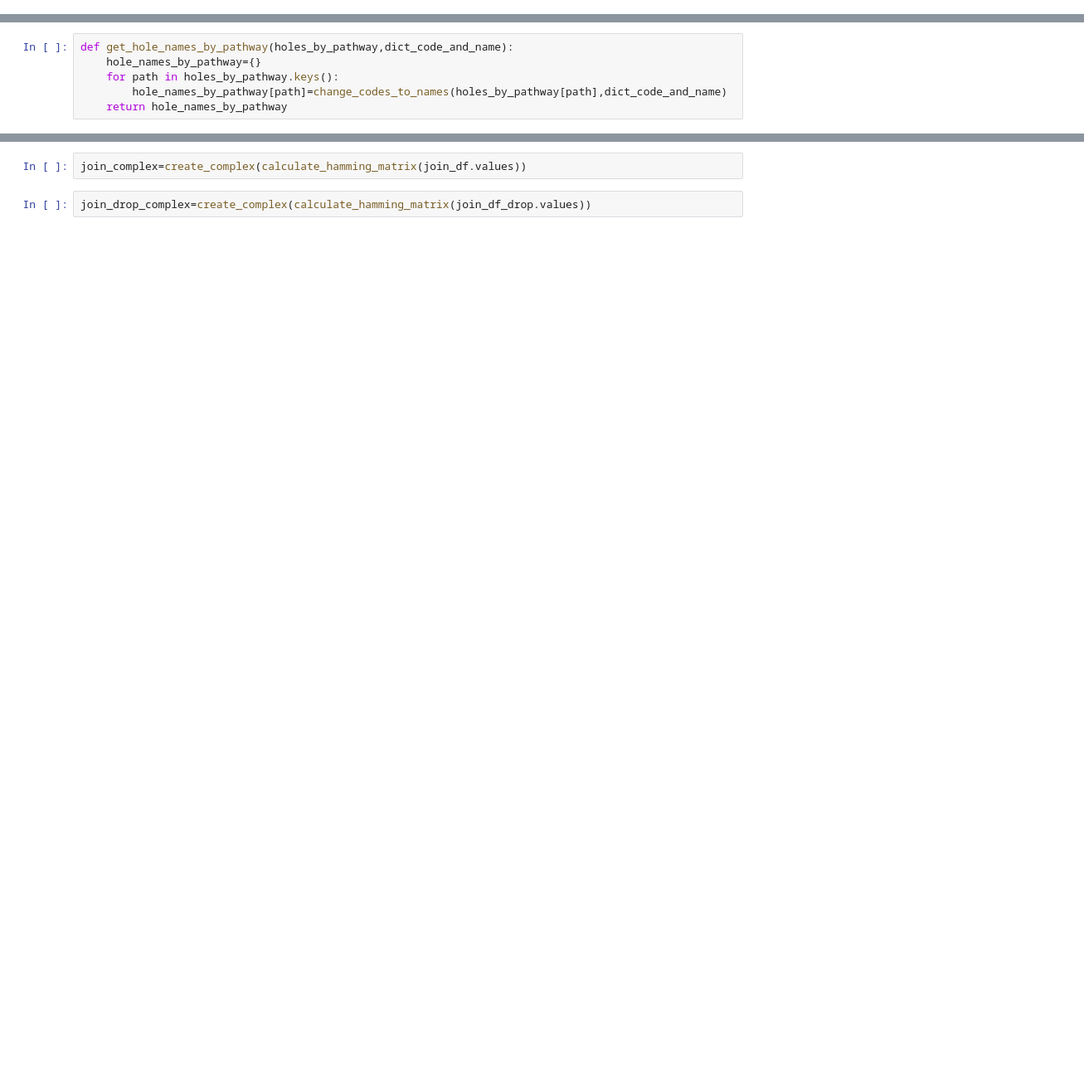
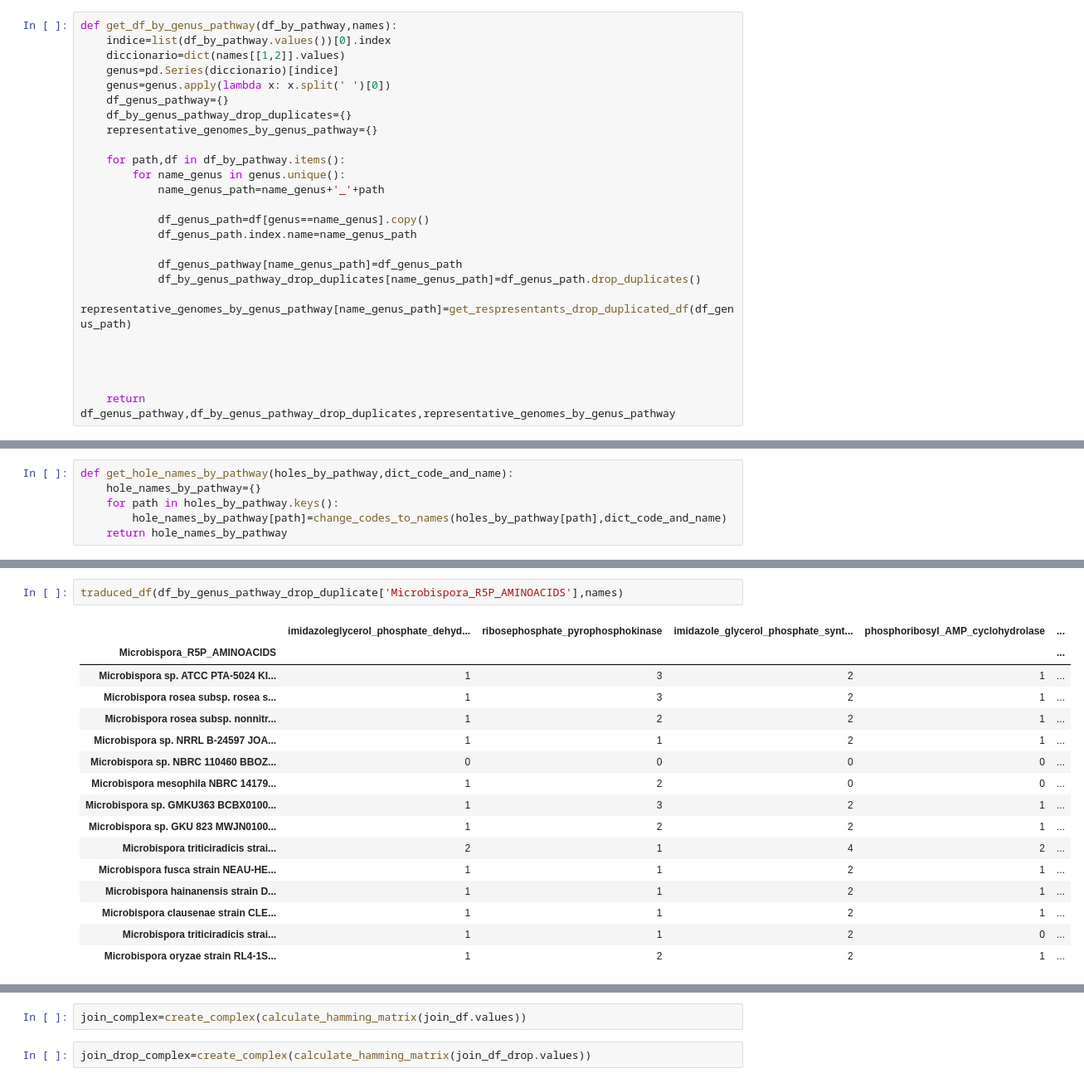
Before and after one commit to FFranciscoEspinosa/Tesis, a Jupyter notebook: nodos_adaptado_3.ipynb, the cells around one changed output, grey strips where cells are left out. Shown at 83% size. Cells and saved outputs as stored; diff of their text form; blank space fills up the shorter version.

```diff
--- a/nodos_adaptado_3.ipynb
+++ b/nodos_adaptado_3.ipynb
@@ -74,6 +123,31 @@ def join_dfs(df_by_pathway):
     for key in df_by_pathway.keys():
         dfs.append(df_by_pathway[key])
     return pd.concat(dfs, axis=1)
+# %%
+def get_df_by_genus_pathway(df_by_pathway,names):
+    indice=list(df_by_pathway.values())[0].index
+    diccionario=dict(names[[1,2]].values)
+    genus=pd.Series(diccionario)[indice]
+    genus=genus.apply(lambda x: x.split(' ')[0])
+    df_genus_pathway={}
+    df_by_genus_pathway_drop_duplicates={}
+    representative_genomes_by_genus_pathway={}
+
+    for path,df in df_by_pathway.items():
+        for name_genus in genus.unique():
+            name_genus_path=name_genus+'_'+path
+
+            df_genus_path=df[genus==name_genus].copy()
+            df_genus_path.index.name=name_genus_path
+
+            df_genus_pathway[name_genus_path]=df_genus_path
+            df_by_genus_pathway_drop_duplicates[name_genus_path]=df_genus_path.drop_duplicates()
+            representative_genomes_by_genus_pathway[name_genus_path]=get_respresentants_drop_duplicated_df(df_genus_path)
+
+
+
+
+    return df_genus_pathway,df_by_genus_pathway_drop_duplicates,representative_genomes_by_genus_pathway
 # %% [markdown]
 <h3>Funciones para dar peso</h3>
 # %%
@@ -514,0 +862,19 @@ join_df.shape
+# %%
+traduced_df(df_by_genus_pathway_drop_duplicate['Microbispora_R5P_AMINOACIDS'],names)
+# %% [output]
+|  | imidazoleglycerol_phosphate_dehyd... | ribosephosphate_pyrophosphokinase | imidazole_glycerol_phosphate_synt... | phosphoribosyl_AMP_cyclohydrolase | ... |
+| Microbispora_R5P_AMINOACIDS |  |  |  |  | ... |
+| Microbispora sp. ATCC PTA-5024 KI... | 1 | 3 | 2 | 1 | ... |
+| Microbispora rosea subsp. rosea s... | 1 | 3 | 2 | 1 | ... |
+| Microbispora rosea subsp. nonnitr... | 1 | 2 | 2 | 1 | ... |
+| Microbispora sp. NRRL B-24597 JOA... | 1 | 1 | 2 | 1 | ... |
+| Microbispora sp. NBRC 110460 BBOZ... | 0 | 0 | 0 | 0 | ... |
+| Microbispora mesophila NBRC 14179... | 1 | 2 | 0 | 0 | ... |
+| Microbispora sp. GMKU363 BCBX0100... | 1 | 3 | 2 | 1 | ... |
+| Microbispora sp. GKU 823 MWJN0100... | 1 | 2 | 2 | 1 | ... |
+| Microbispora triticiradicis strai... | 2 | 1 | 4 | 2 | ... |
+| Microbispora fusca strain NEAU-HE... | 1 | 1 | 2 | 1 | ... |
+| Microbispora hainanensis strain D... | 1 | 1 | 2 | 1 | ... |
+| Microbispora clausenae strain CLE... | 1 | 1 | 2 | 1 | ... |
+| Microbispora triticiradicis strai... | 1 | 1 | 2 | 0 | ... |
+| Microbispora oryzae strain RL4-1S... | 1 | 2 | 2 | 1 | ... |
```
Also changed, not shown: parts of 95 cells of this notebook, 26 other files.
